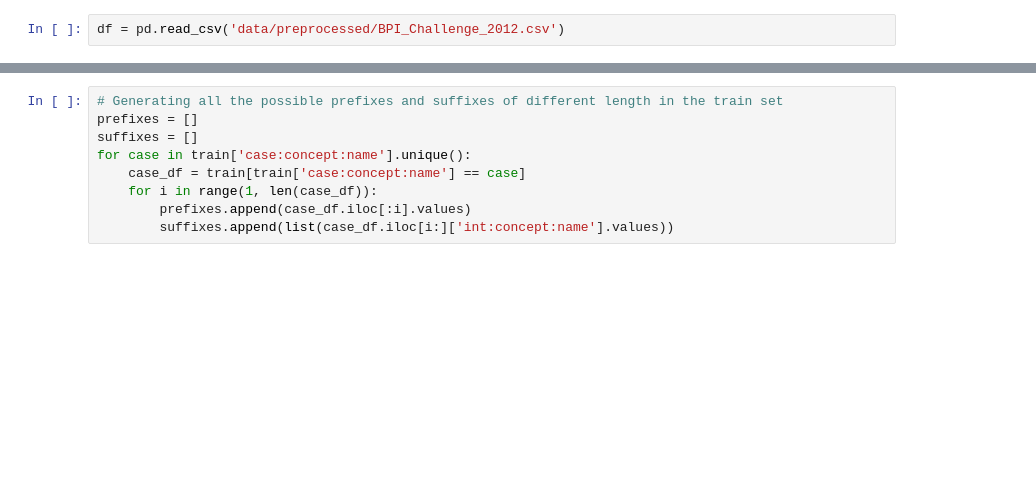
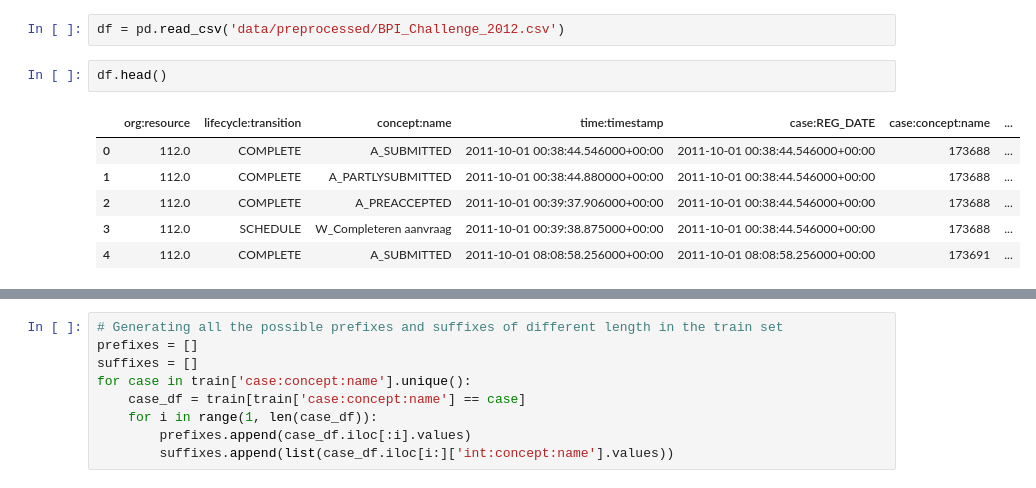
Before and after one commit to BrendGroen/2IOI0-Group-22, a Jupyter notebook: lsdm.ipynb, the cells around one changed output, grey strips where cells are left out. Drawn from its saved outputs; the diff is of its cells as text; blank space fills up the shorter version.

```diff
--- a/lsdm.ipynb
+++ b/lsdm.ipynb
@@ -15,2 +51,11 @@ from sklearn.decomposition import PCA
 # %%
 df = pd.read_csv('data/preprocessed/BPI_Challenge_2012.csv')
+# %%
+df.head()
+# %% [output]
+|  | org:resource | lifecycle:transition | concept:name | time:timestamp | case:REG_DATE | case:concept:name | ... |
+| 0 | 112.0 | COMPLETE | A_SUBMITTED | 2011-10-01 00:38:44.546000+00:00 | 2011-10-01 00:38:44.546000+00:00 | 173688 | ... |
+| 1 | 112.0 | COMPLETE | A_PARTLYSUBMITTED | 2011-10-01 00:38:44.880000+00:00 | 2011-10-01 00:38:44.546000+00:00 | 173688 | ... |
+| 2 | 112.0 | COMPLETE | A_PREACCEPTED | 2011-10-01 00:39:37.906000+00:00 | 2011-10-01 00:38:44.546000+00:00 | 173688 | ... |
+| 3 | 112.0 | SCHEDULE | W_Completeren aanvraag | 2011-10-01 00:39:38.875000+00:00 | 2011-10-01 00:38:44.546000+00:00 | 173688 | ... |
+| 4 | 112.0 | COMPLETE | A_SUBMITTED | 2011-10-01 08:08:58.256000+00:00 | 2011-10-01 08:08:58.256000+00:00 | 173691 | ... |
```
Also changed, not shown: parts of 31 cells of this notebook.
